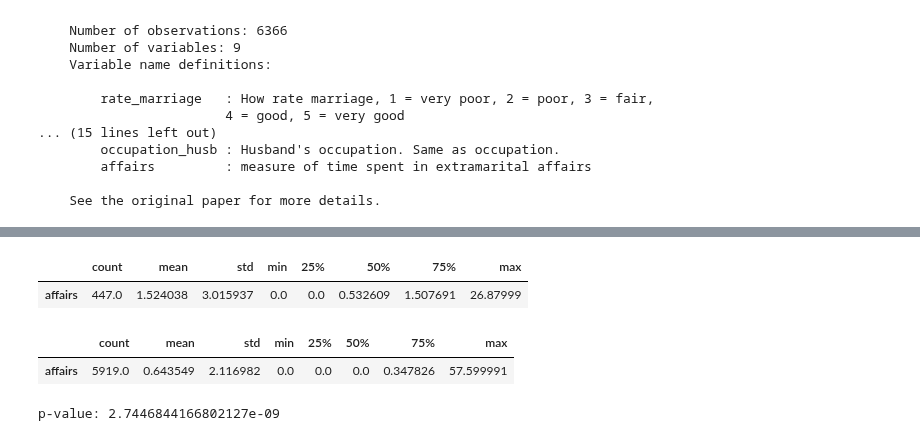
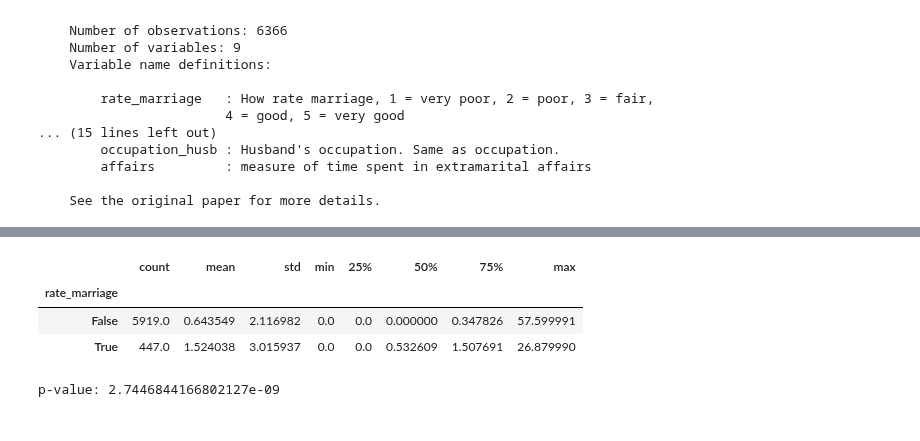
Before and after one commit to moskytw/hypothesis-testing-with-python, a Jupyter notebook: appendixes/01_welch_ttest.ipynb, the cells around one changed output, grey strips where cells are left out. Saved outputs shown, nothing was run; the diff lists cells and outputs as text; code cells hidden in the pictures.

```diff
--- a/appendixes/01_welch_ttest.ipynb
+++ b/appendixes/01_welch_ttest.ipynb
@@ -41,21 +50,21 @@ df_fair = sm.datasets.fair.load_pandas().data
 # %%
 df = df_fair
 
-df_a = df_fair[df.rate_marriage <= 2][['affairs']]  # <= poor
-df_b = df_fair[df.rate_marriage > 2][['affairs']]  # >= fair
+display(df
+        .groupby(df.rate_marriage <= 2)
+        .affairs
+        .describe())
+
+a = df[df.rate_marriage <= 2].affairs
+b = df[df.rate_marriage > 2].affairs
 
 # ttest_ind(...) === Student's t-test
 # ttest_ind(..., equal_var=False) === Welch's t-test
-display(df_a.describe().T,
-        df_b.describe().T)
-
 print('p-value:',
-      sp.stats.ttest_ind(df_a.affairs,
-                         df_b.affairs,
-                         equal_var=False)[1])
+      sp.stats.ttest_ind(a, b, equal_var=False)[1])
 # %% [output]
 |  | count | mean | std | min | 25% | 50% | 75% | max |
-| affairs | 447.0 | 1.524038 | 3.015937 | 0.0 | 0.0 | 0.532609 | 1.507691 | 26.87999 |
+| rate_marriage |  |  |  |  |  |  |  |  |
+| False | 5919.0 | 0.643549 | 2.116982 | 0.0 | 0.0 | 0.000000 | 0.347826 | 57.599991 |
+| True | 447.0 | 1.524038 | 3.015937 | 0.0 | 0.0 | 0.532609 | 1.507691 | 26.879990 |
-|  | count | mean | std | min | 25% | 50% | 75% | max |
-| affairs | 5919.0 | 0.643549 | 2.116982 | 0.0 | 0.0 | 0.0 | 0.347826 | 57.599991 |
 p-value: 2.7446844166802127e-09
```
Also changed, not shown: parts of 3 cells of this notebook.
